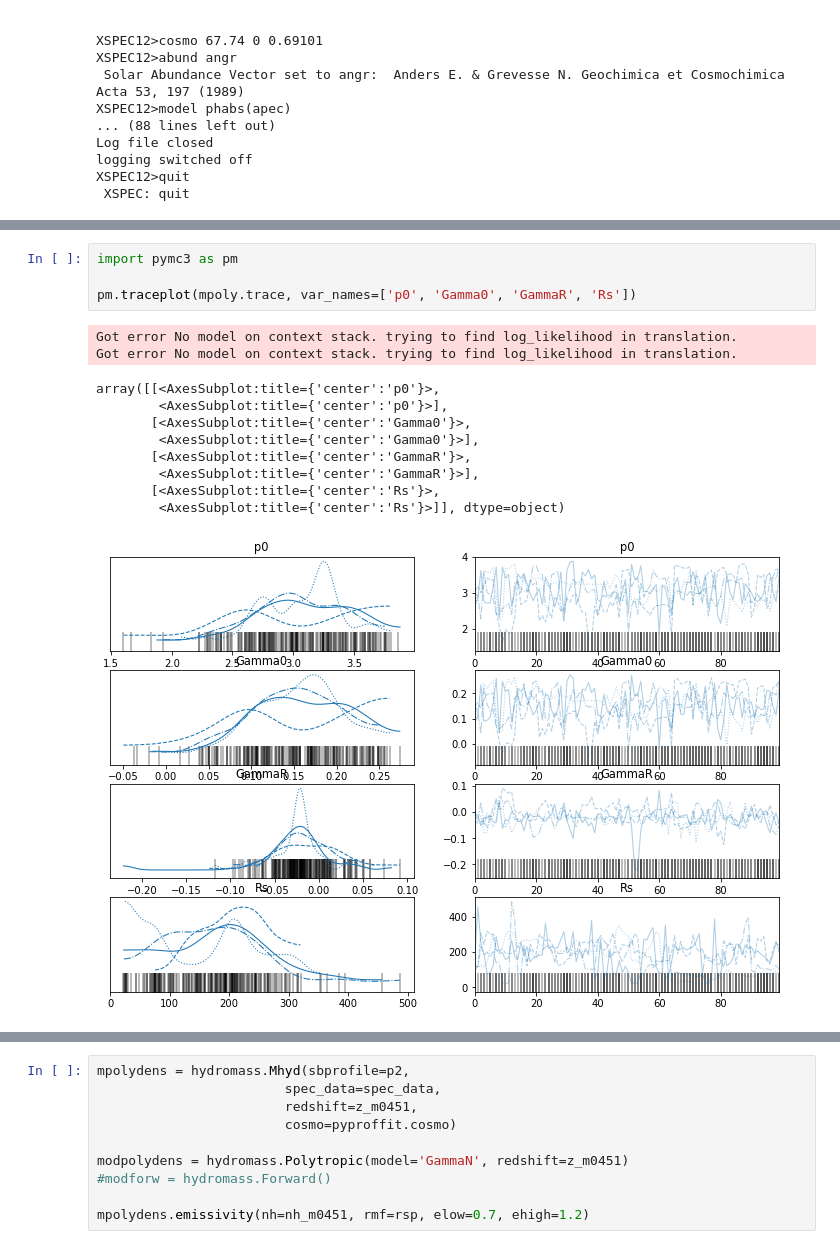
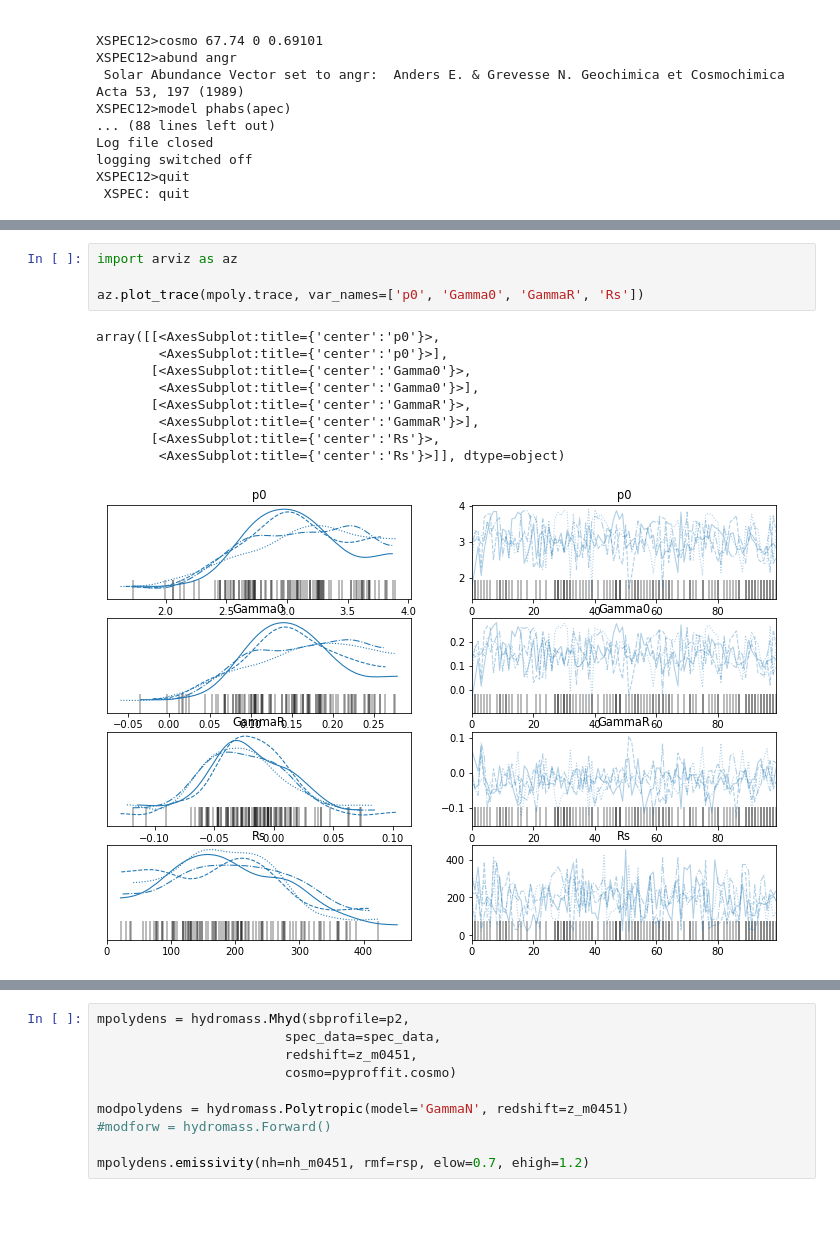
Before and after one commit to domeckert/hydromass, a Jupyter notebook: MACS0451.ipynb, the cells around one changed output, grey strips where cells are left out. Cells and saved outputs as stored; diff of their text form; blank space fills up the shorter version.

```diff
--- a/MACS0451.ipynb
+++ b/MACS0451.ipynb
@@ -1231,19 +1236,17 @@ Done.
 # %%
-import pymc3 as pm
+import arviz as az
 
-pm.traceplot(mpoly.trace, var_names=['p0', 'Gamma0', 'GammaR', 'Rs'])
+az.plot_trace(mpoly.trace, var_names=['p0', 'Gamma0', 'GammaR', 'Rs'])
 # %% [output]
-Got error No model on context stack. trying to find log_likelihood in translation.
-Got error No model on context stack. trying to find log_likelihood in translation.
+array([[<AxesSubplot:title={'center':'p0'}>,
+        <AxesSubplot:title={'center':'p0'}>],
+       [<AxesSubplot:title={'center':'Gamma0'}>,
+        <AxesSubplot:title={'center':'Gamma0'}>],
+       [<AxesSubplot:title={'center':'GammaR'}>,
+        <AxesSubplot:title={'center':'GammaR'}>],
+       [<AxesSubplot:title={'center':'Rs'}>,
+        <AxesSubplot:title={'center':'Rs'}>]], dtype=object)
-array([[<AxesSubplot:title={'center':'p0'}>,
-        <AxesSubplot:title={'center':'p0'}>],
-       [<AxesSubplot:title={'center':'Gamma0'}>,
-        <AxesSubplot:title={'center':'Gamma0'}>],
-       [<AxesSubplot:title={'center':'GammaR'}>,
-        <AxesSubplot:title={'center':'GammaR'}>],
-       [<AxesSubplot:title={'center':'Rs'}>,
-        <AxesSubplot:title={'center':'Rs'}>]], dtype=object)
-[figure, old version]
+[figure, new version]
 # %%
 plt.clf()
 
```
Also changed, not shown: parts of 7 cells of this notebook.
